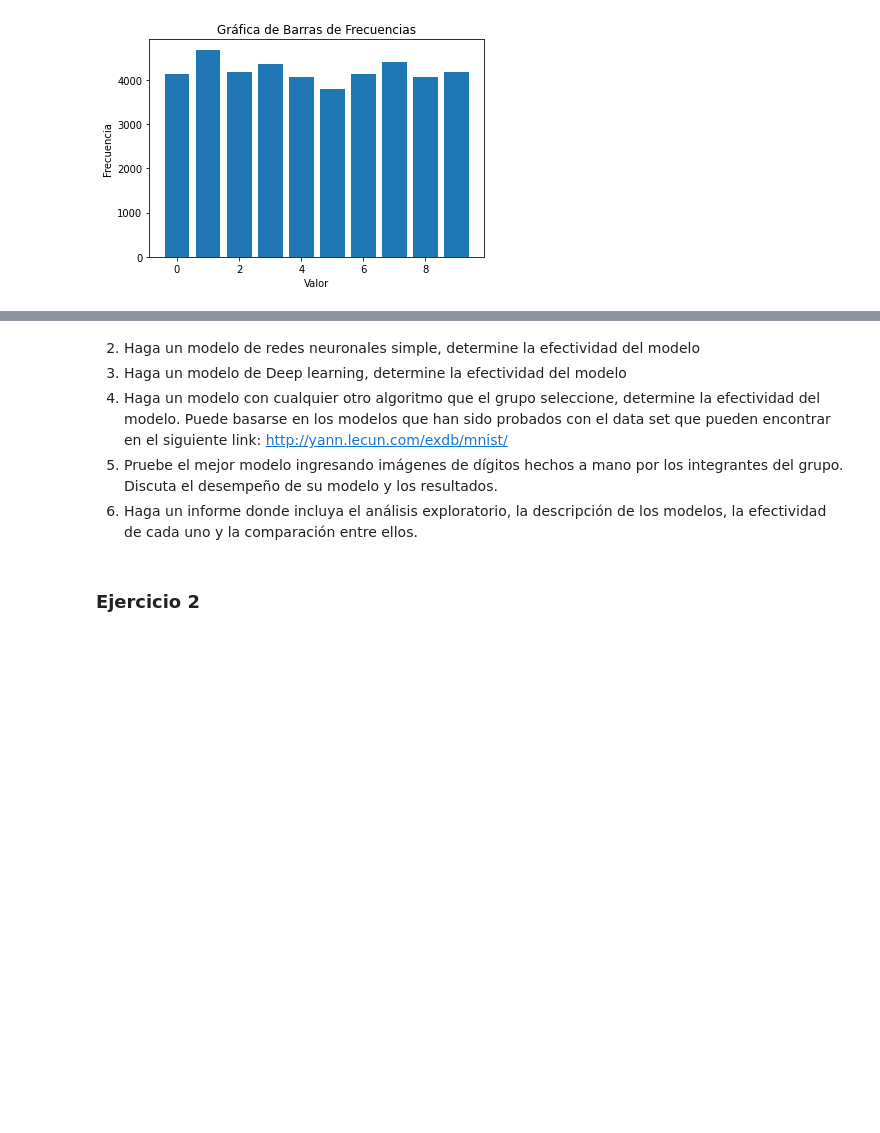
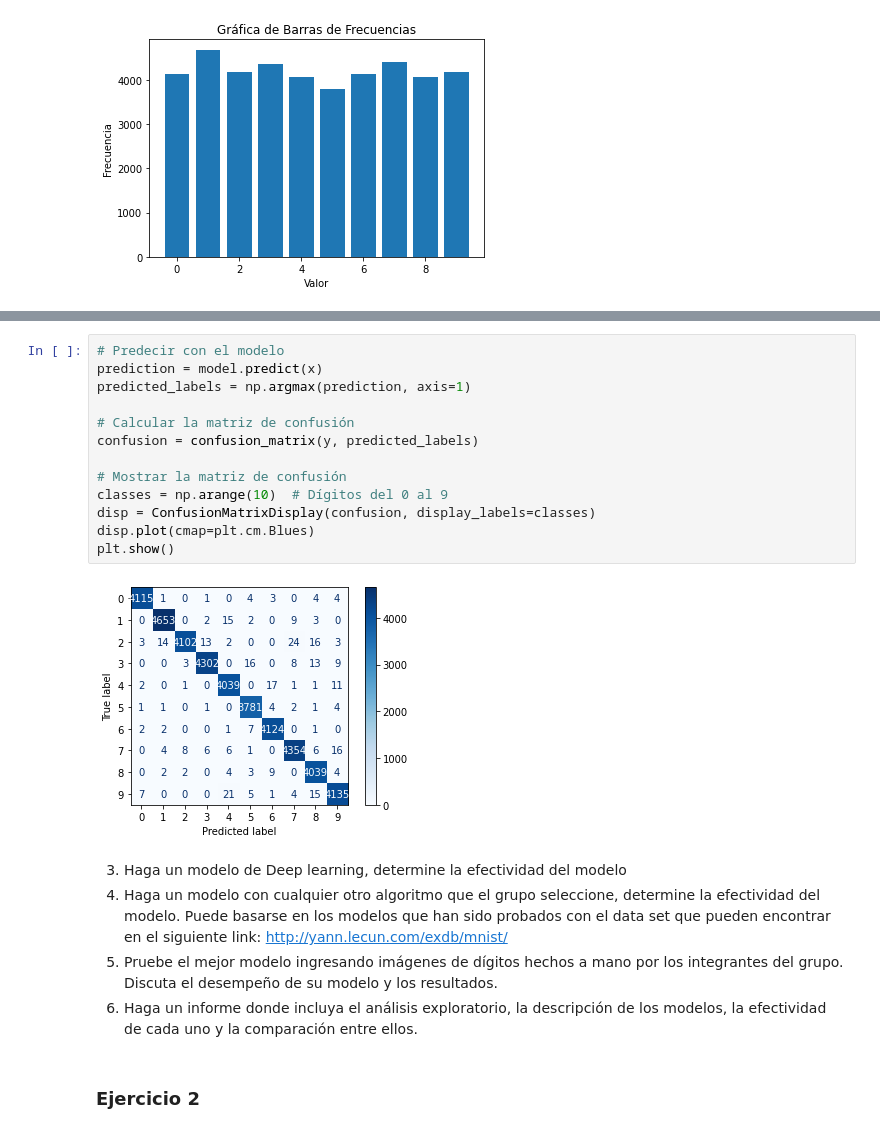
Before and after one commit to CristopherBarrios/Lab3-DeepLearning-DataScience, a Jupyter notebook: lab3.ipynb, the cells around one changed output, grey strips where cells are left out. Saved outputs shown, nothing was run; the diff lists cells and outputs as text; blank space fills up the shorter version.

```diff
--- a/lab3.ipynb
+++ b/lab3.ipynb
@@ -145,5 +212,19 @@ plt.show()
+# %%
+# Predecir con el modelo
+prediction = model.predict(x)
+predicted_labels = np.argmax(prediction, axis=1)
+
+# Calcular la matriz de confusión
+confusion = confusion_matrix(y, predicted_labels)
+
+# Mostrar la matriz de confusión
+classes = np.arange(10)  # Dígitos del 0 al 9
+disp = ConfusionMatrixDisplay(confusion, display_labels=classes)
+disp.plot(cmap=plt.cm.Blues)
+plt.show()
+# %% [output]
+[figure, added]
 # %% [markdown]
-2. Haga un modelo de redes neuronales simple, determine la efectividad del modelo
 3. Haga un modelo de Deep learning, determine la efectividad del modelo
 4. Haga un modelo con cualquier otro algoritmo que el grupo seleccione, determine la efectividad
 del modelo. Puede basarse en los modelos que han sido probados con el data set que pueden
```
Also changed, not shown: parts of 5 cells of this notebook.
